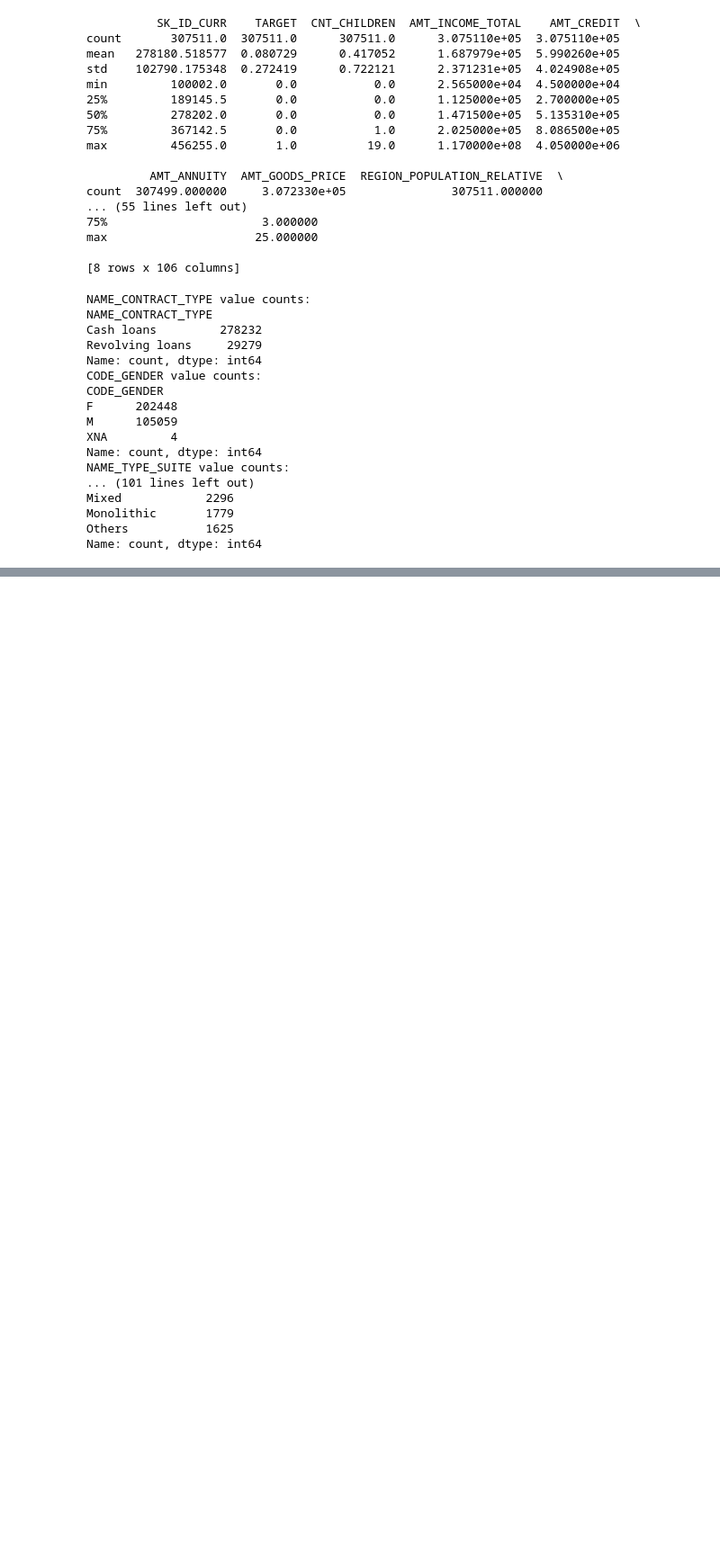
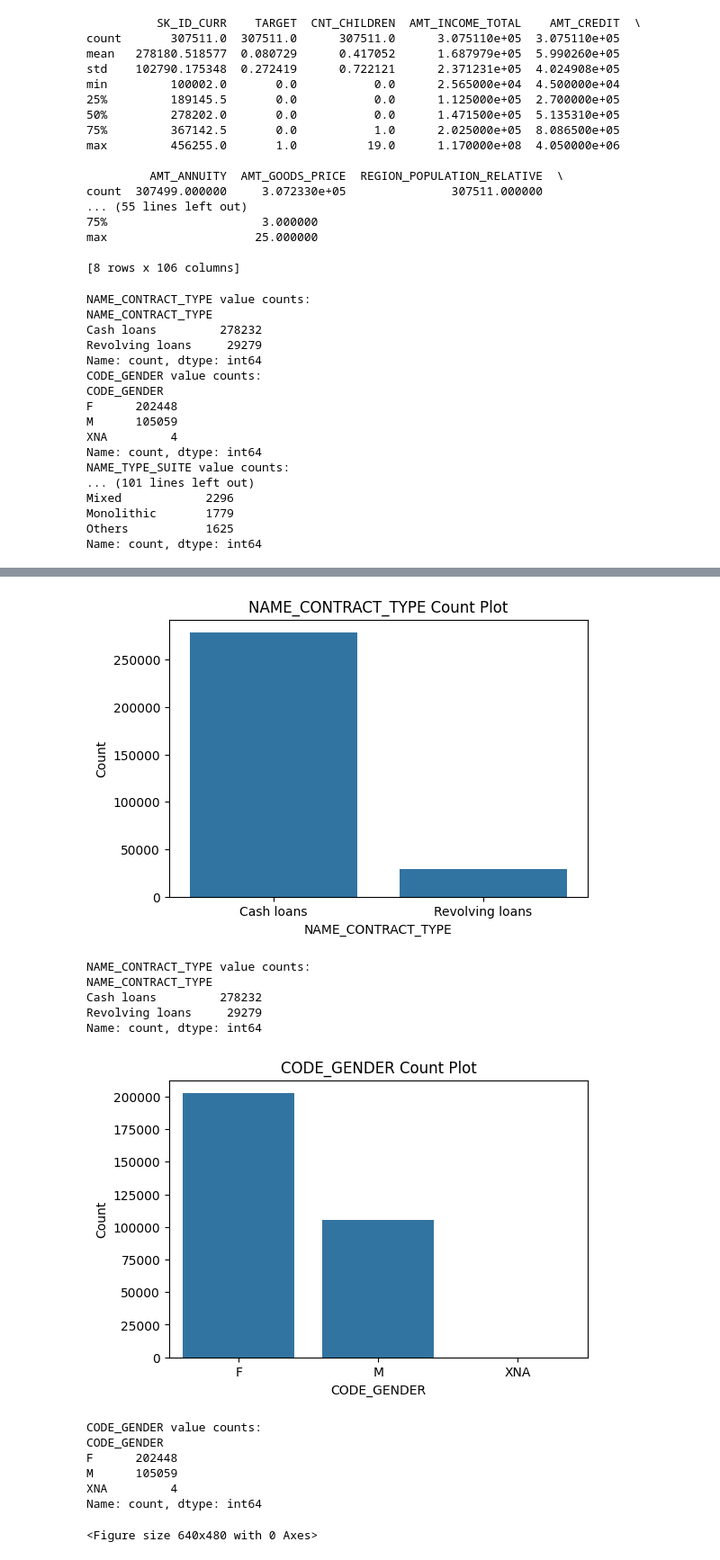
Before and after one commit to halimcan/Home-Credit-Default-Project, a Jupyter notebook: Credit_Scoring.ipynb, the cells around one changed output, grey strips where cells are left out. Shown at 90% size. Drawn from its saved outputs; the diff is of its cells as text; code cells hidden in the pictures; blank space fills up the shorter version.

```diff
--- a/Credit_Scoring.ipynb
+++ b/Credit_Scoring.ipynb
@@ -167,0 +201,30 @@ plt.show()
+# %%
+important_categorical_cols = ['NAME_CONTRACT_TYPE', 'CODE_GENDER']
+
+for col in important_categorical_cols:
+    plt.figure(figsize=(6,4))
+    sns.countplot(x=col, data=app_train)
+    plt.title(f"{col} Count Plot")
+    plt.ylabel("Count")
+    plt.show()
+
+    # Detailed explanation
+    print(f"{col} value counts:")
+    print(app_train[col].value_counts())
+
+plt.savefig("important_categorical_cols.png")
+# %% [output]
+[figure, added]
+NAME_CONTRACT_TYPE value counts:
+NAME_CONTRACT_TYPE
+Cash loans         278232
+Revolving loans     29279
+Name: count, dtype: int64
+[figure, added]
+CODE_GENDER value counts:
+CODE_GENDER
+F      202448
+M      105059
+XNA         4
+Name: count, dtype: int64
+<Figure size 640x480 with 0 Axes>
```
Also changed, not shown: parts of 19 cells of this notebook.
